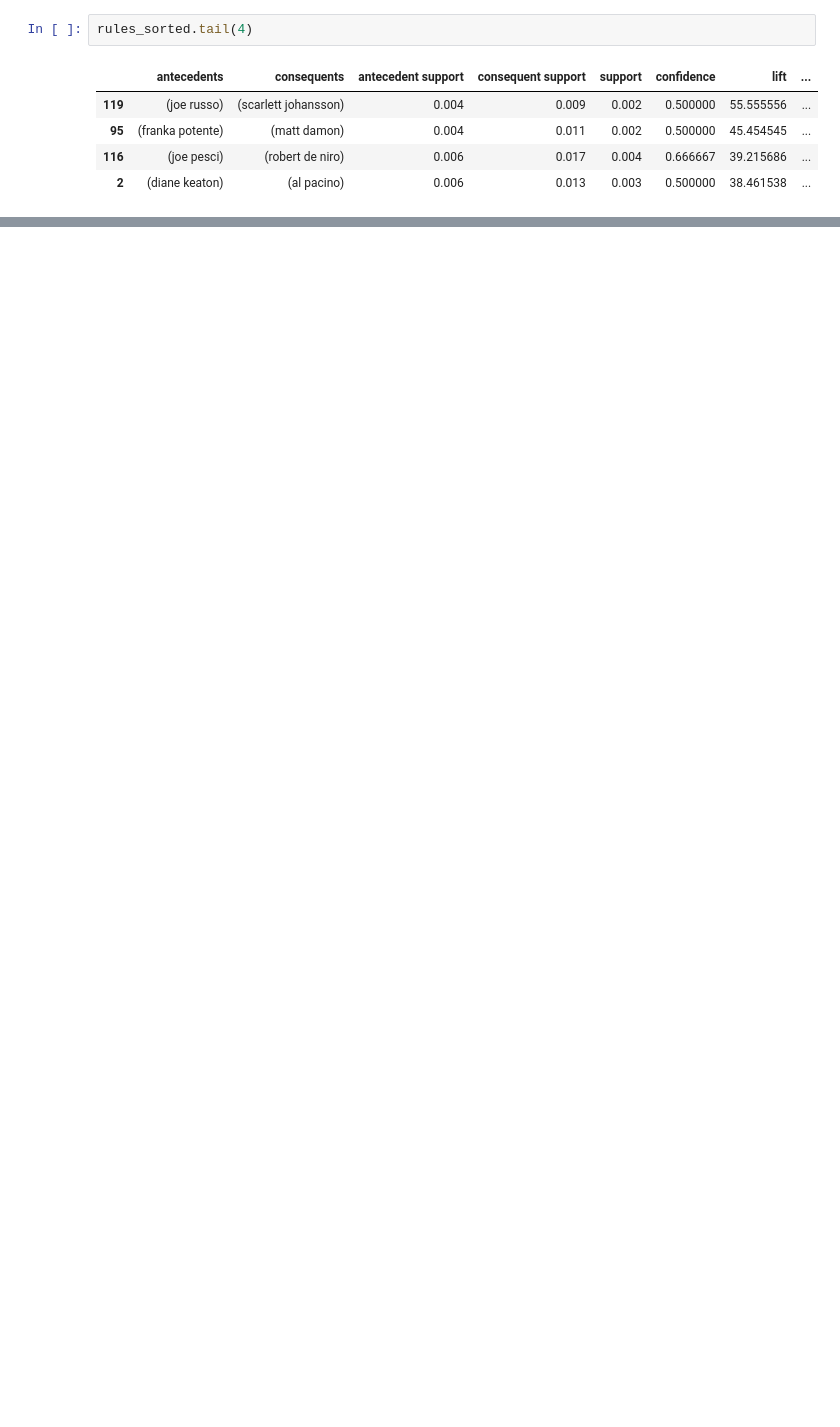
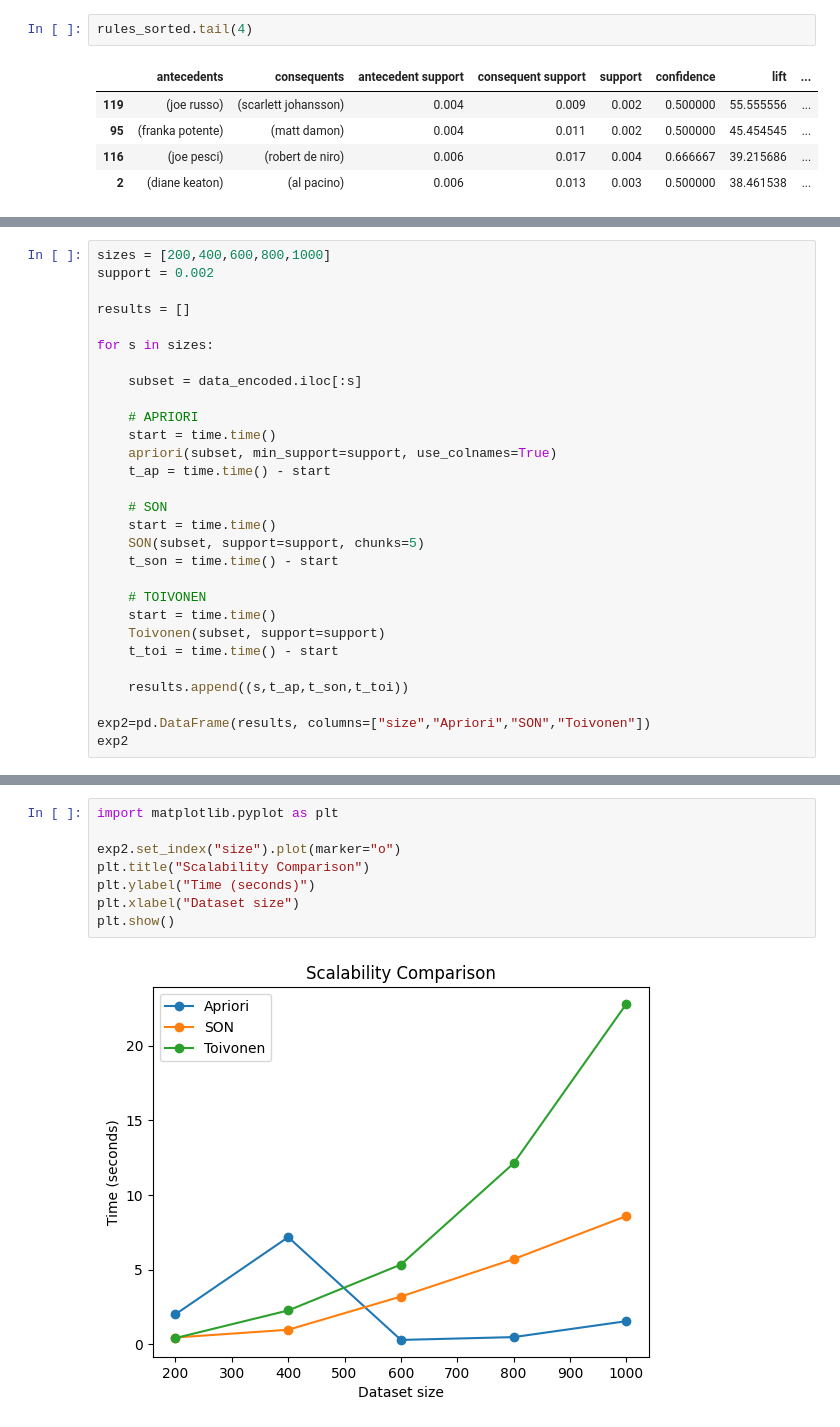
Before and after one commit to Diego-LeivaC/market-leiva, a Jupyter notebook: market-notebook.ipynb, the cells around one changed output, grey strips where cells are left out. Drawn from its saved outputs; the diff is of its cells as text; blank space fills up the shorter version.

Commit message:
Fourth Progress: Application of SON and Toivonen and experiments comparison

```diff
--- a/market-notebook.ipynb
+++ b/market-notebook.ipynb
@@ -314,0 +532,29 @@ Although Apriori is effective for discovering frequent itemsets, it requires mul
+# %%
+sizes = [200,400,600,800,1000]
+support = 0.002
+
+results = []
+
+for s in sizes:
+
+    subset = data_encoded.iloc[:s]
+
+    # APRIORI
+    start = time.time()
+    apriori(subset, min_support=support, use_colnames=True)
+    t_ap = time.time() - start
+
+    # SON
+    start = time.time()
+    SON(subset, support=support, chunks=5)
+    t_son = time.time() - start
+
+    # TOIVONEN
+    start = time.time()
+    Toivonen(subset, support=support)
+    t_toi = time.time() - start
+
+    results.append((s,t_ap,t_son,t_toi))
+
+exp2=pd.DataFrame(results, columns=["size","Apriori","SON","Toivonen"])
+exp2
@@ -314,0 +568,10 @@ Although Apriori is effective for discovering frequent itemsets, it requires mul
+# %%
+import matplotlib.pyplot as plt
+
+exp2.set_index("size").plot(marker="o")
+plt.title("Scalability Comparison")
+plt.ylabel("Time (seconds)")
+plt.xlabel("Dataset size")
+plt.show()
+# %% [output]
+[figure, added]
```
Also changed, not shown: parts of 55 cells of this notebook.
